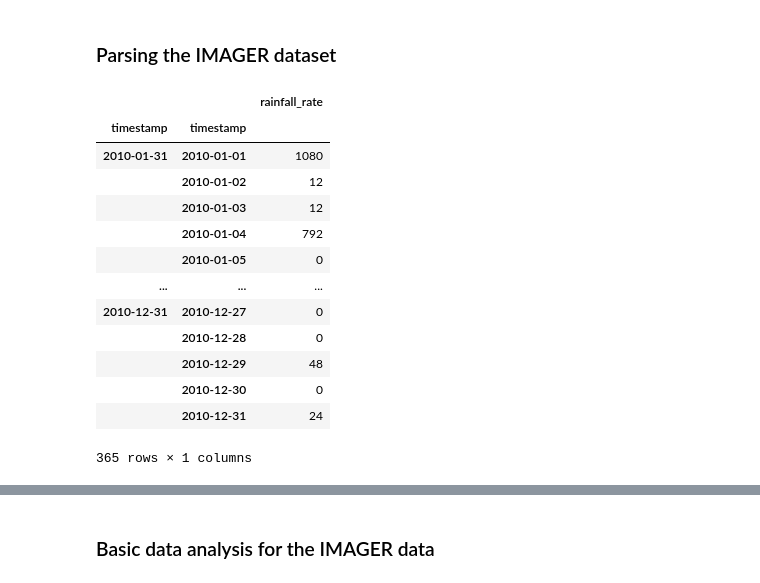
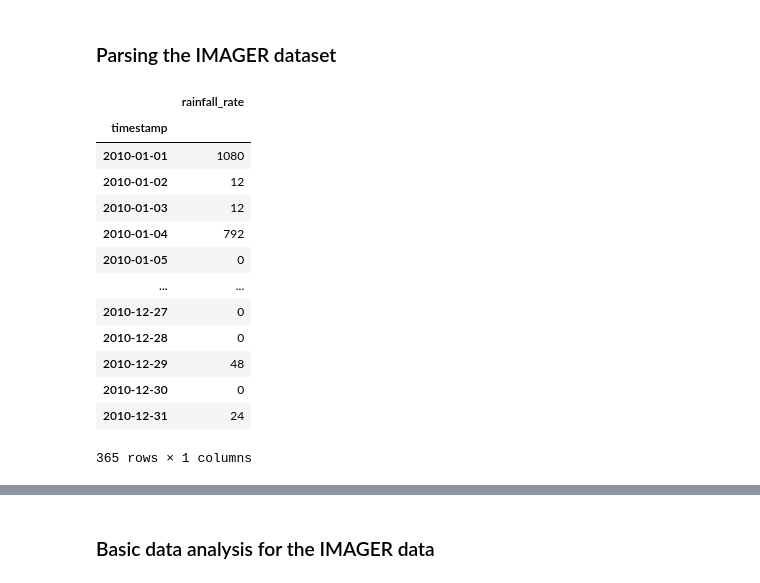
Before and after one commit to dsaharia/PRAT-Rainfall, a Jupyter notebook: imager-rainfall/Singapore.ipynb, the cells around one changed output, grey strips where cells are left out. Saved outputs shown, nothing was run; the diff lists cells and outputs as text; code cells hidden in the pictures.

Commit message:
Monthly data plotted with timestamps after resampling

```diff
--- a/imager-rainfall/Singapore.ipynb
+++ b/imager-rainfall/Singapore.ipynb
@@ -36,20 +36,21 @@ rainfall_df.set_index('timestamp', inplace=True)
 # %%
 sampled_df = pd.DataFrame()
 sampled_df = rainfall_df.groupby(pd.Grouper(freq="M")).resample('D').sum() # Groupby MONTH and then taking the total daily sum
 sampled_df.drop(['day', 'hour', 'minute'], axis=1, inplace=True) # Dropped the day, hour, minute columns
+sampled_df = sampled_df.reset_index(level=0, drop=True)
 display(sampled_df)
 # %% [output]
-|  |  | rainfall_rate |
-| timestamp | timestamp |  |
-| 2010-01-31 | 2010-01-01 | 1080 |
-|  | 2010-01-02 | 12 |
-|  | 2010-01-03 | 12 |
-|  | 2010-01-04 | 792 |
-|  | 2010-01-05 | 0 |
-| ... | ... | ... |
-| 2010-12-31 | 2010-12-27 | 0 |
-|  | 2010-12-28 | 0 |
-|  | 2010-12-29 | 48 |
-|  | 2010-12-30 | 0 |
-|  | 2010-12-31 | 24 |
+|  | rainfall_rate |
+| timestamp |  |
+| 2010-01-01 | 1080 |
+| 2010-01-02 | 12 |
+| 2010-01-03 | 12 |
+| 2010-01-04 | 792 |
+| 2010-01-05 | 0 |
+| ... | ... |
+| 2010-12-27 | 0 |
+| 2010-12-28 | 0 |
+| 2010-12-29 | 48 |
+| 2010-12-30 | 0 |
+| 2010-12-31 | 24 |
 365 rows × 1 columns
```
Also changed, not shown: parts of 6 cells of this notebook.
